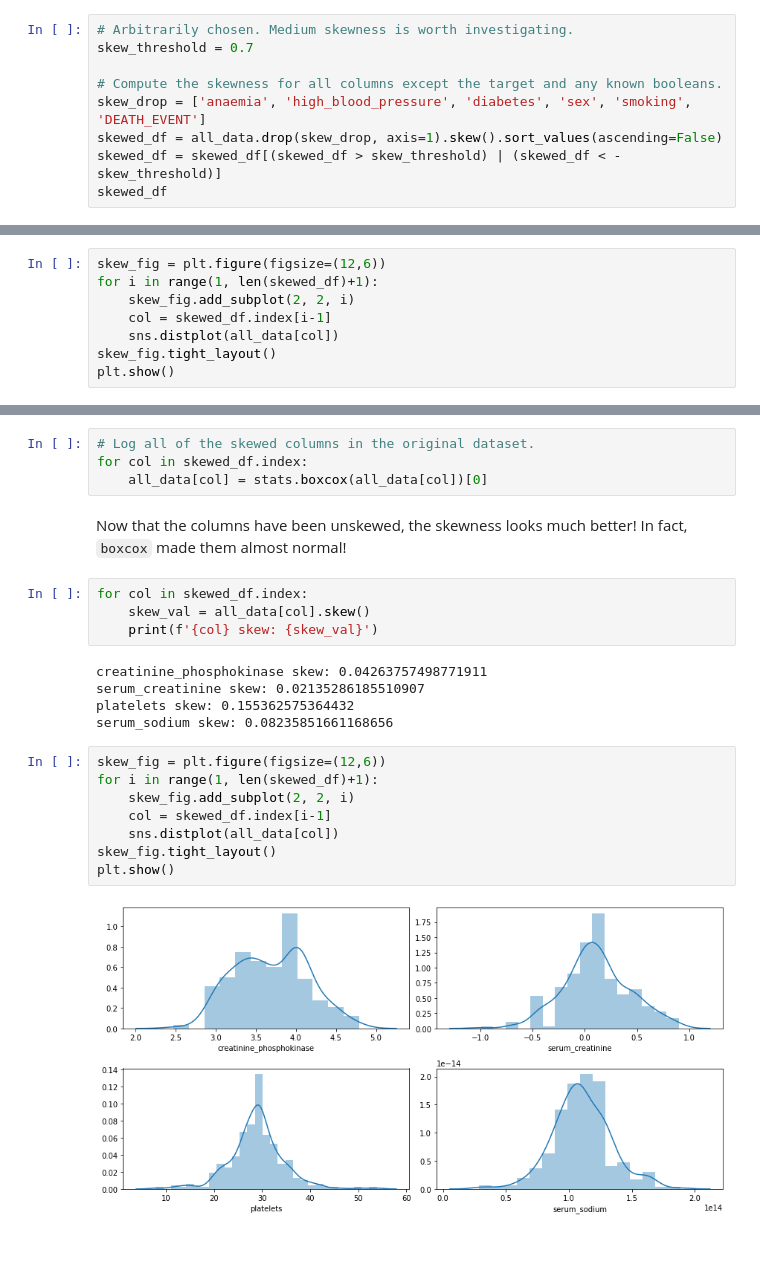
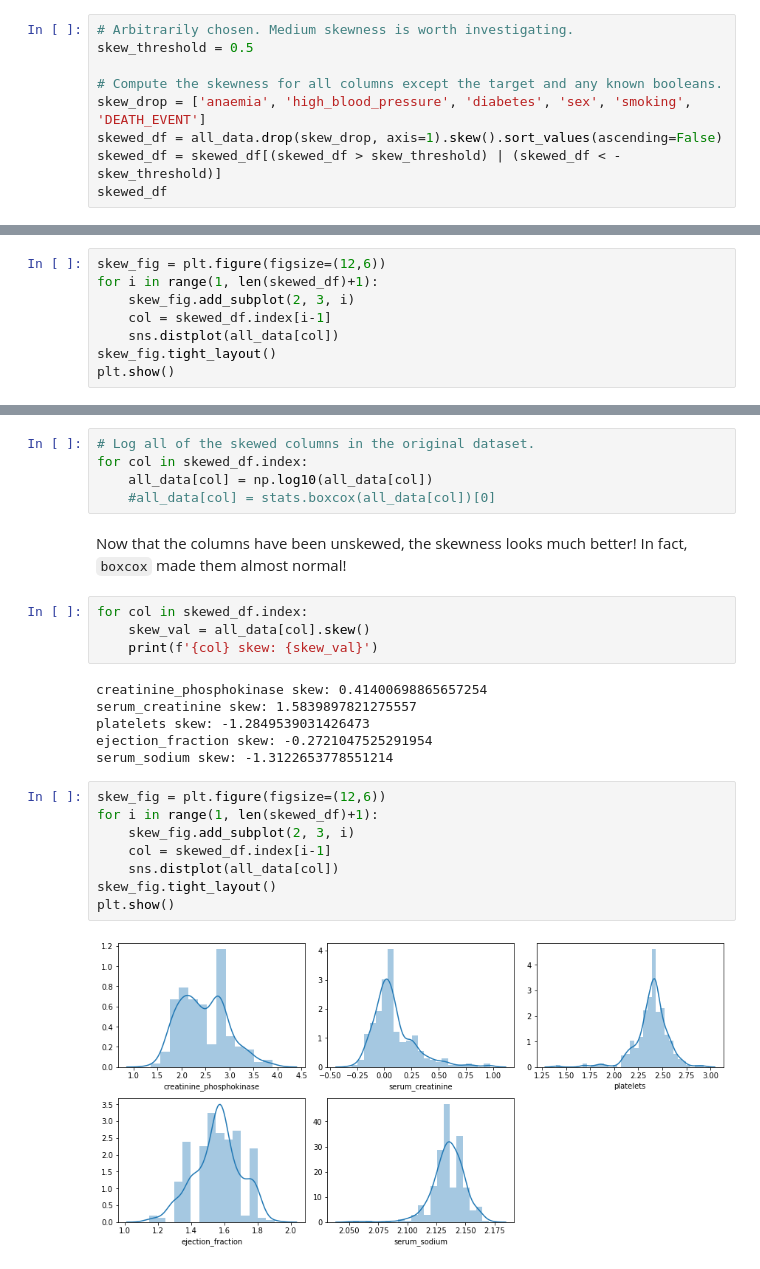
Before and after one commit to KasumiL5x/bu-postdoc-test, a Jupyter notebook: eda-and-cleaning.ipynb, the cells around one changed output, grey strips where cells are left out. Saved outputs shown, nothing was run; the diff lists cells and outputs as text.

Commit message:
Switched from boxcox to log10 due to high lambda for a column. Also continued on outlier investigation but not yet finished.

```diff
--- a/eda-and-cleaning.ipynb
+++ b/eda-and-cleaning.ipynb
@@ -152,7 +153,7 @@ Any transformations made here will have to be made to new input data to the mach
 Let's begin by identifying any columns that are a little too high.
 # %%
 # Arbitrarily chosen. Medium skewness is worth investigating.
-skew_threshold = 0.7
+skew_threshold = 0.5
 
 # Compute the skewness for all columns except the target and any known booleans.
 skew_drop = ['anaemia', 'high_blood_pressure', 'diabetes', 'sex', 'smoking', 'DEATH_EVENT']
@@ -170,7 +172,7 @@ There are a few listed above, so let's view them, scale them with a `boxcox`, an
 # %%
 skew_fig = plt.figure(figsize=(12,6))
 for i in range(1, len(skewed_df)+1):
-    skew_fig.add_subplot(2, 2, i)
+    skew_fig.add_subplot(2, 3, i)
     col = skewed_df.index[i-1]
     sns.distplot(all_data[col])
 skew_fig.tight_layout()
@@ -180,7 +182,8 @@ plt.show()
 # %%
 # Log all of the skewed columns in the original dataset.
 for col in skewed_df.index:
-    all_data[col] = stats.boxcox(all_data[col])[0]
+    all_data[col] = np.log10(all_data[col])
+    #all_data[col] = stats.boxcox(all_data[col])[0]
 # %% [markdown]
 Now that the columns have been unskewed, the skewness looks much better!  In fact, `boxcox` made them almost normal!
 # %%
@@ -188,17 +191,18 @@ for col in skewed_df.index:
     skew_val = all_data[col].skew()
     print(f'{col} skew: {skew_val}')
 # %% [output]
-creatinine_phosphokinase skew: 0.04263757498771911
-serum_creatinine skew: 0.02135286185510907
-platelets skew: 0.155362575364432
-serum_sodium skew: 0.08235851661168656
+creatinine_phosphokinase skew: 0.41400698865657254
+serum_creatinine skew: 1.5839897821275557
+platelets skew: -1.2849539031426473
+ejection_fraction skew: -0.2721047525291954
+serum_sodium skew: -1.3122653778551214
 # %%
 skew_fig = plt.figure(figsize=(12,6))
 for i in range(1, len(skewed_df)+1):
-    skew_fig.add_subplot(2, 2, i)
+    skew_fig.add_subplot(2, 3, i)
     col = skewed_df.index[i-1]
     sns.distplot(all_data[col])
 skew_fig.tight_layout()
 plt.show()
 # %% [output]
-[figure, old version]
+[figure, new version]
```
Also changed, not shown: parts of 19 cells of this notebook.
